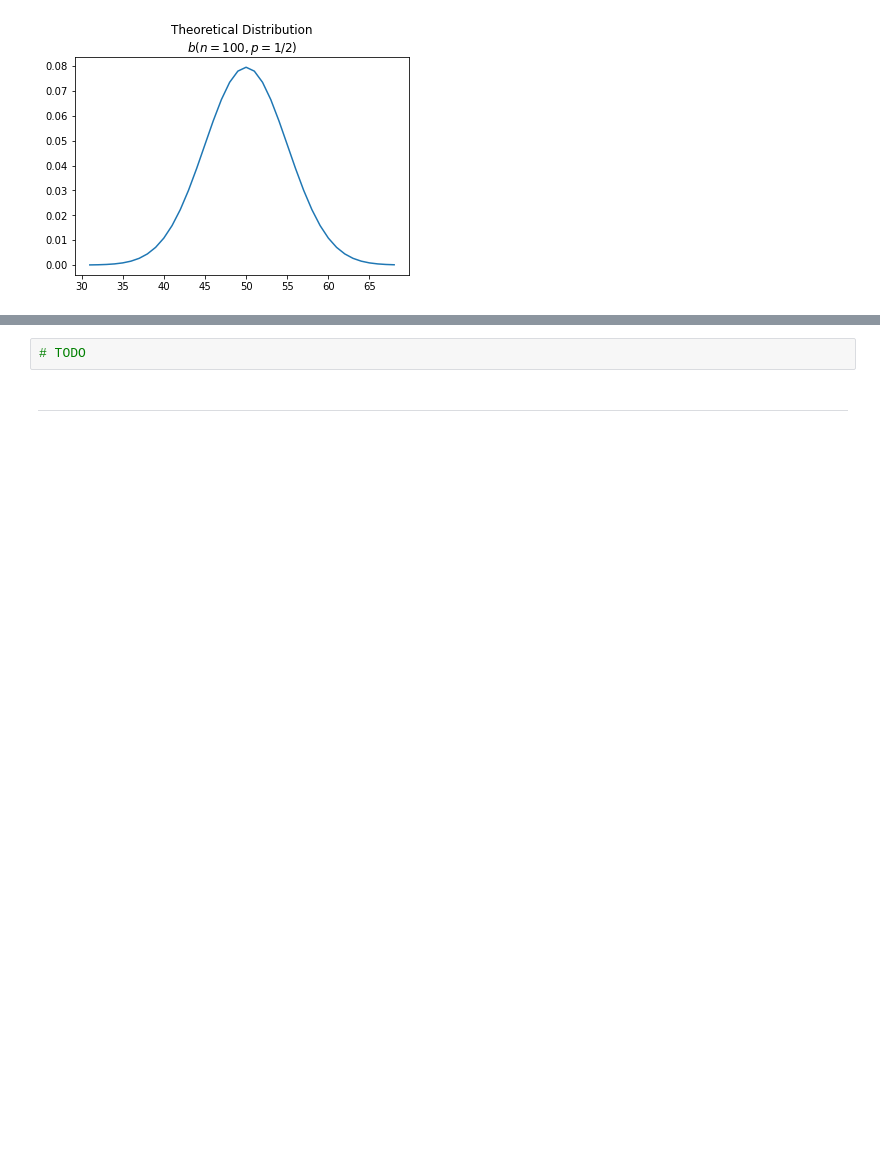
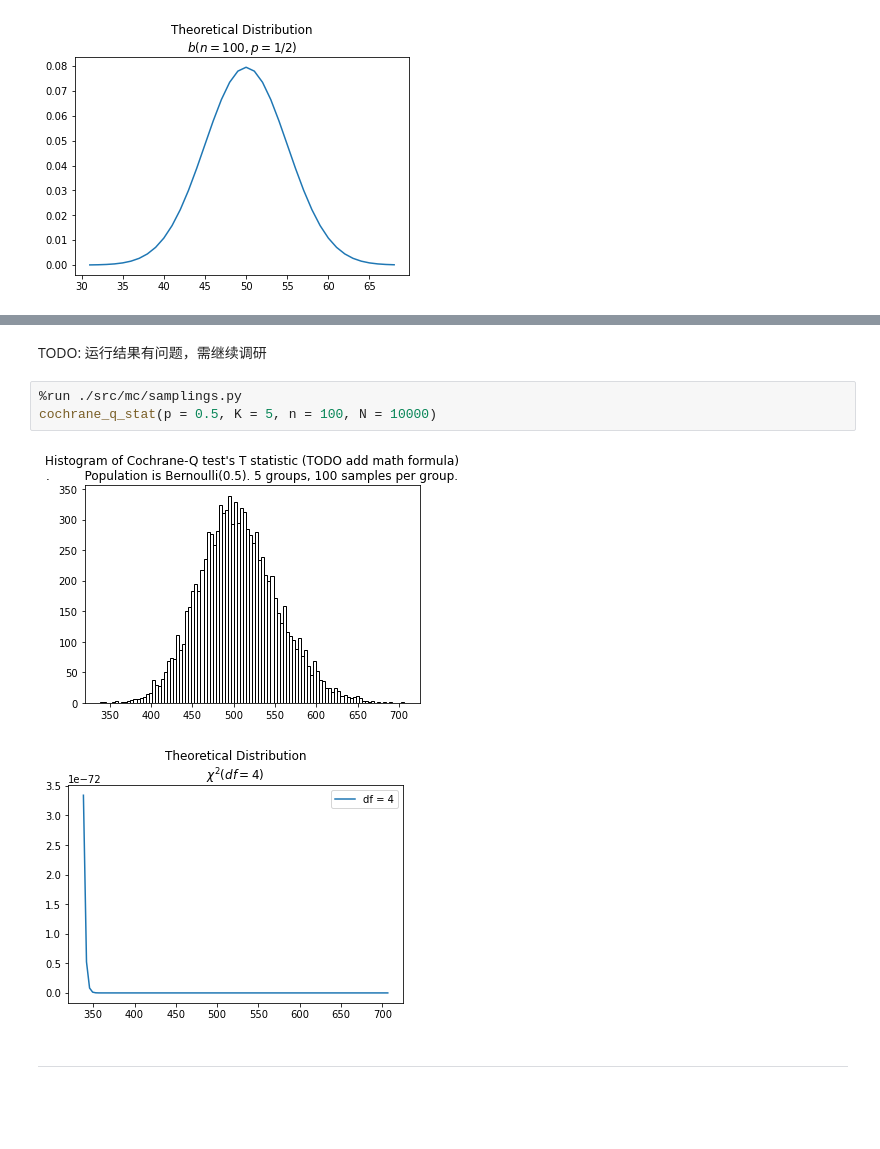
Before and after one commit to zhangys11/mc, a Jupyter notebook: demo.ipynb, the cells around one changed output, grey strips where cells are left out. Drawn from its saved outputs; the diff is of its cells as text; blank space fills up the shorter version.

```diff
--- a/demo.ipynb
+++ b/demo.ipynb
@@ -313,7 +335,13 @@ sign_test_stat(dist = 'expon', n = 100, N = 10000)
 ## Cochrane-Q 统计量的卡方抽样分布
 
 ![image.png](attachment:image.png)
-# %%
-# TODO
+# %% [markdown]
+TODO: 运行结果有问题，需继续调研
+# %%
+%run ./src/mc/samplings.py
+cochrane_q_stat(p = 0.5, K = 5, n = 100, N = 10000)
+# %% [output]
+[figure, added]
+[figure, added]
 # %% [markdown]
 <hr/><br/><br/>
```
Also changed, not shown: parts of 3 cells of this notebook, 2 other files.
